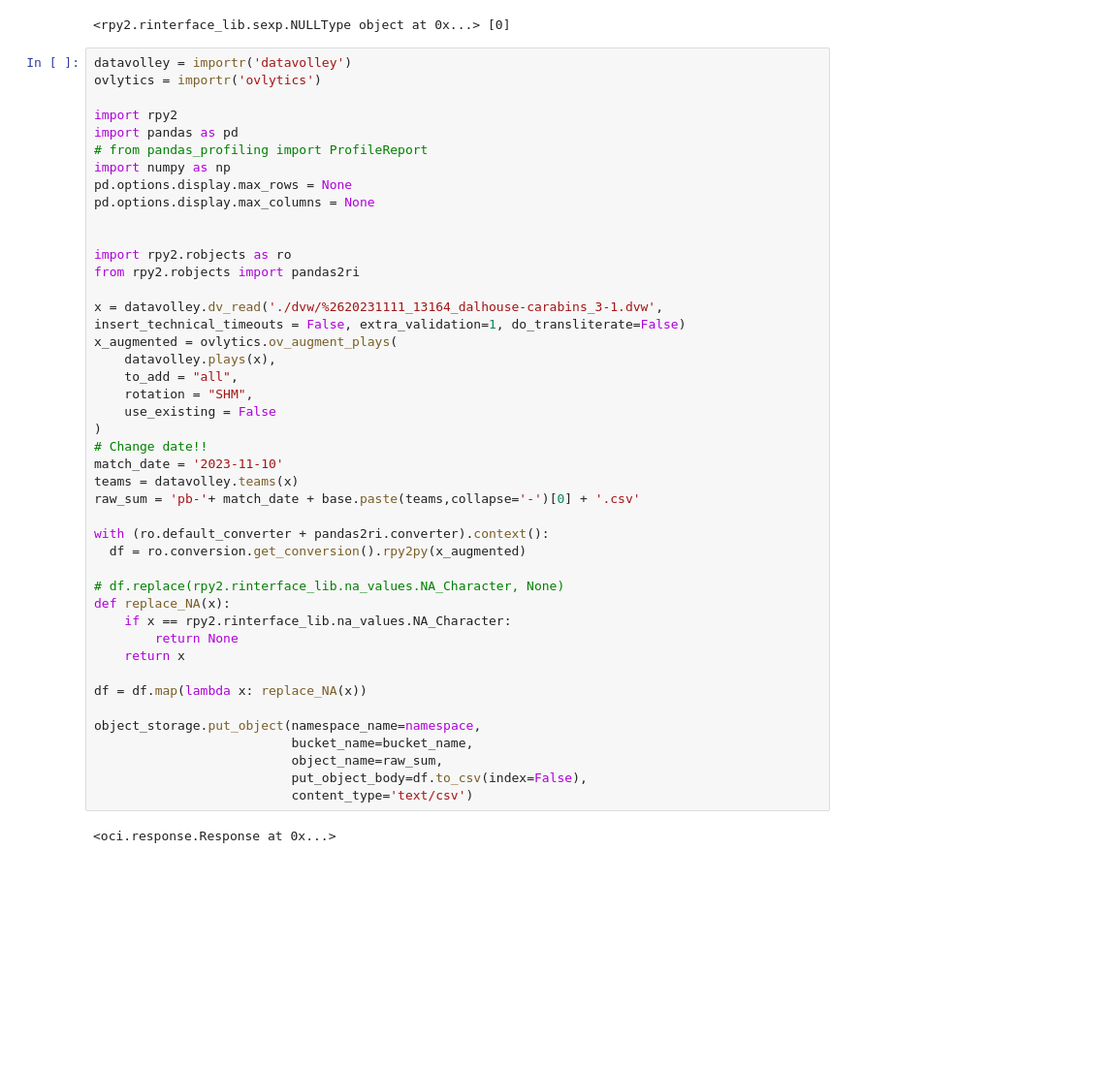
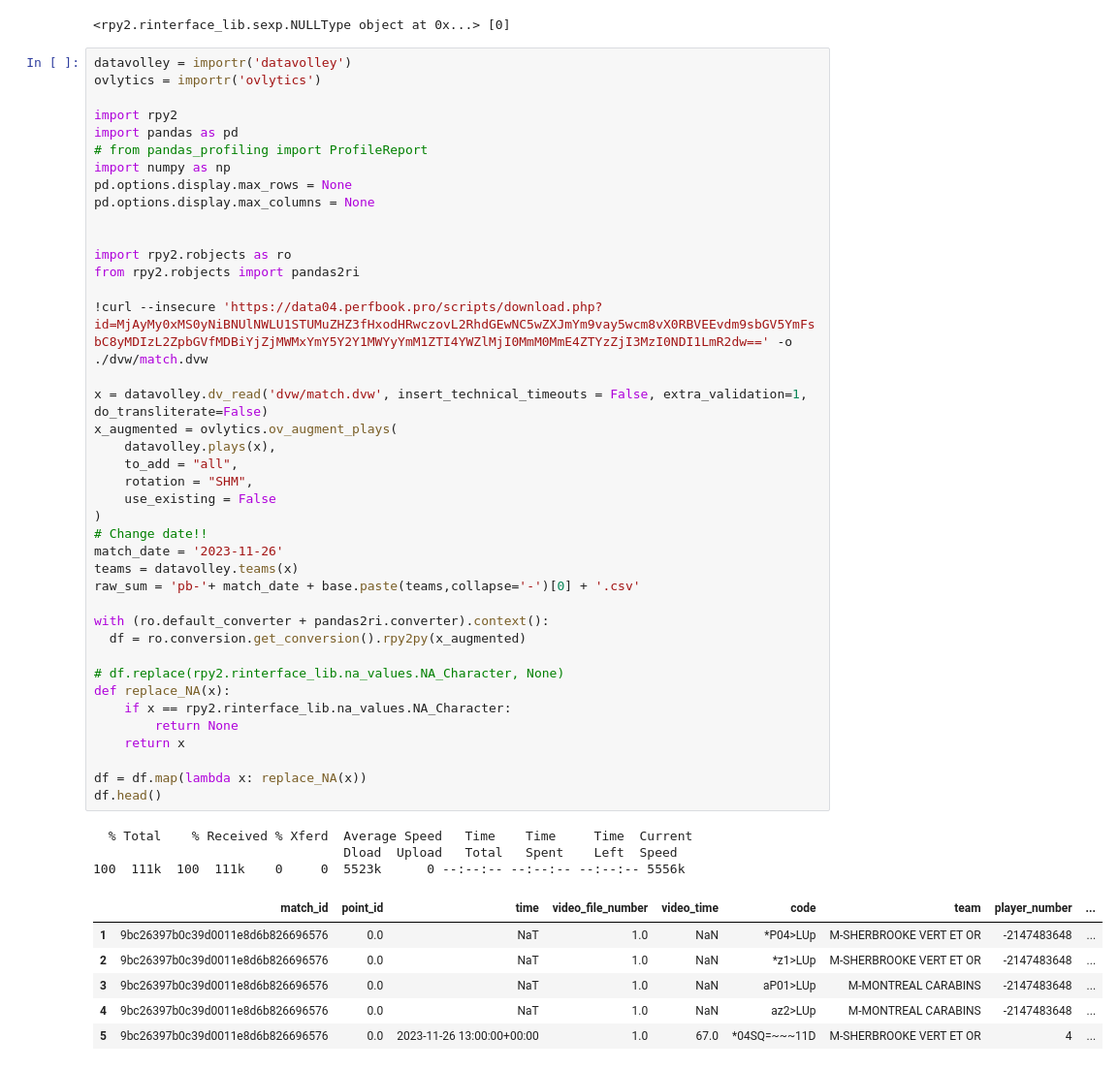
Before and after one commit to ethanellison/fantastic-guacamole, a Jupyter notebook: P1_e2e_dvw/jupyter/dvw_to_csv.ipynb, the cells around one changed output. Shown at 97% size. Saved outputs shown, nothing was run; the diff lists cells and outputs as text; blank space fills up the shorter version.

```diff
--- a/P1_e2e_dvw/jupyter/dvw_to_csv.ipynb
+++ b/P1_e2e_dvw/jupyter/dvw_to_csv.ipynb
@@ -35,39 +53,44 @@ import pandas as pd
 # from pandas_profiling import ProfileReport
 import numpy as np
 pd.options.display.max_rows = None
 pd.options.display.max_columns = None
 
 
 import rpy2.robjects as ro
 from rpy2.robjects import pandas2ri
 
-x = datavolley.dv_read('./dvw/%2620231111_13164_dalhouse-carabins_3-1.dvw', insert_technical_timeouts = False, extra_validation=1, do_transliterate=False)
+!curl --insecure 'https://data04.perfbook.pro/scripts/download.php?id=MjAyMy0xMS0yNiBNUlNWLU1STUMuZHZ3fHxodHRwczovL2RhdGEwNC5wZXJmYm9vay5wcm8vX0RBVEEvdm9sbGV5YmFsbC8yMDIzL2ZpbGVfMDBiYjZjMWMxYmY5Y2Y1MWYyYmM1ZTI4YWZlMjI0MmM0MmE4ZTYzZjI3MzI0NDI1LmR2dw==' -o ./dvw/match.dvw
+
+x = datavolley.dv_read('dvw/match.dvw', insert_technical_timeouts = False, extra_validation=1, do_transliterate=False)
 x_augmented = ovlytics.ov_augment_plays(
     datavolley.plays(x),
     to_add = "all",
     rotation = "SHM",
     use_existing = False
 )
 # Change date!!
-match_date = '2023-11-10'
+match_date = '2023-11-26'
 teams = datavolley.teams(x)
 raw_sum = 'pb-'+ match_date + base.paste(teams,collapse='-')[0] + '.csv'
 
 with (ro.default_converter + pandas2ri.converter).context():
   df = ro.conversion.get_conversion().rpy2py(x_augmented)
 
 # df.replace(rpy2.rinterface_lib.na_values.NA_Character, None)
 def replace_NA(x):
     if x == rpy2.rinterface_lib.na_values.NA_Character:
         return None
     return x
 
 df = df.map(lambda x: replace_NA(x))
-
-object_storage.put_object(namespace_name=namespace,
-                          bucket_name=bucket_name,
-                          object_name=raw_sum,
-                          put_object_body=df.to_csv(index=False),
-                          content_type='text/csv')
+df.head()
 # %% [output]
-<oci.response.Response at 0x...>
+  % Total    % Received % Xferd  Average Speed   Time    Time     Time  Current
+                                 Dload  Upload   Total   Spent    Left  Speed
+100  111k  100  111k    0     0  5523k      0 --:--:-- --:--:-- --:--:-- 5556k
+|  | match_id | point_id | time | video_file_number | video_time | code | team | player_number | ... |
+| 1 | 9bc26397b0c39d0011e8d6b826696576 | 0.0 | NaT | 1.0 | NaN | *P04>LUp | M-SHERBROOKE VERT ET OR | -2147483648 | ... |
+| 2 | 9bc26397b0c39d0011e8d6b826696576 | 0.0 | NaT | 1.0 | NaN | *z1>LUp | M-SHERBROOKE VERT ET OR | -2147483648 | ... |
+| 3 | 9bc26397b0c39d0011e8d6b826696576 | 0.0 | NaT | 1.0 | NaN | aP01>LUp | M-MONTREAL CARABINS | -2147483648 | ... |
+| 4 | 9bc26397b0c39d0011e8d6b826696576 | 0.0 | NaT | 1.0 | NaN | az2>LUp | M-MONTREAL CARABINS | -2147483648 | ... |
+| 5 | 9bc26397b0c39d0011e8d6b826696576 | 0.0 | 2023-11-26 13:00:00+00:00 | 1.0 | 67.0 | *04SQ=~~~11D | M-SHERBROOKE VERT ET OR | 4 | ... |
```
Also changed, not shown: parts of 6 cells of this notebook.
